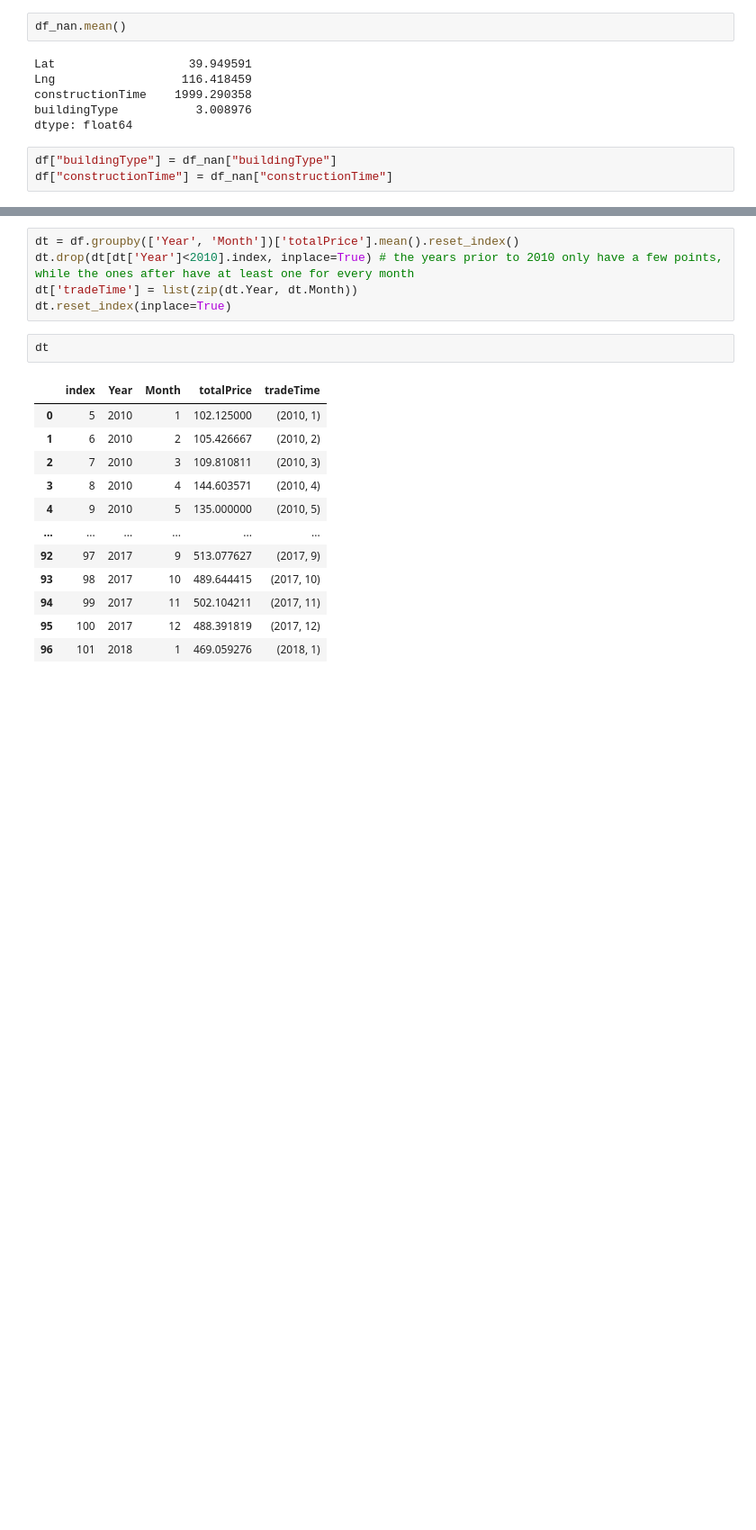
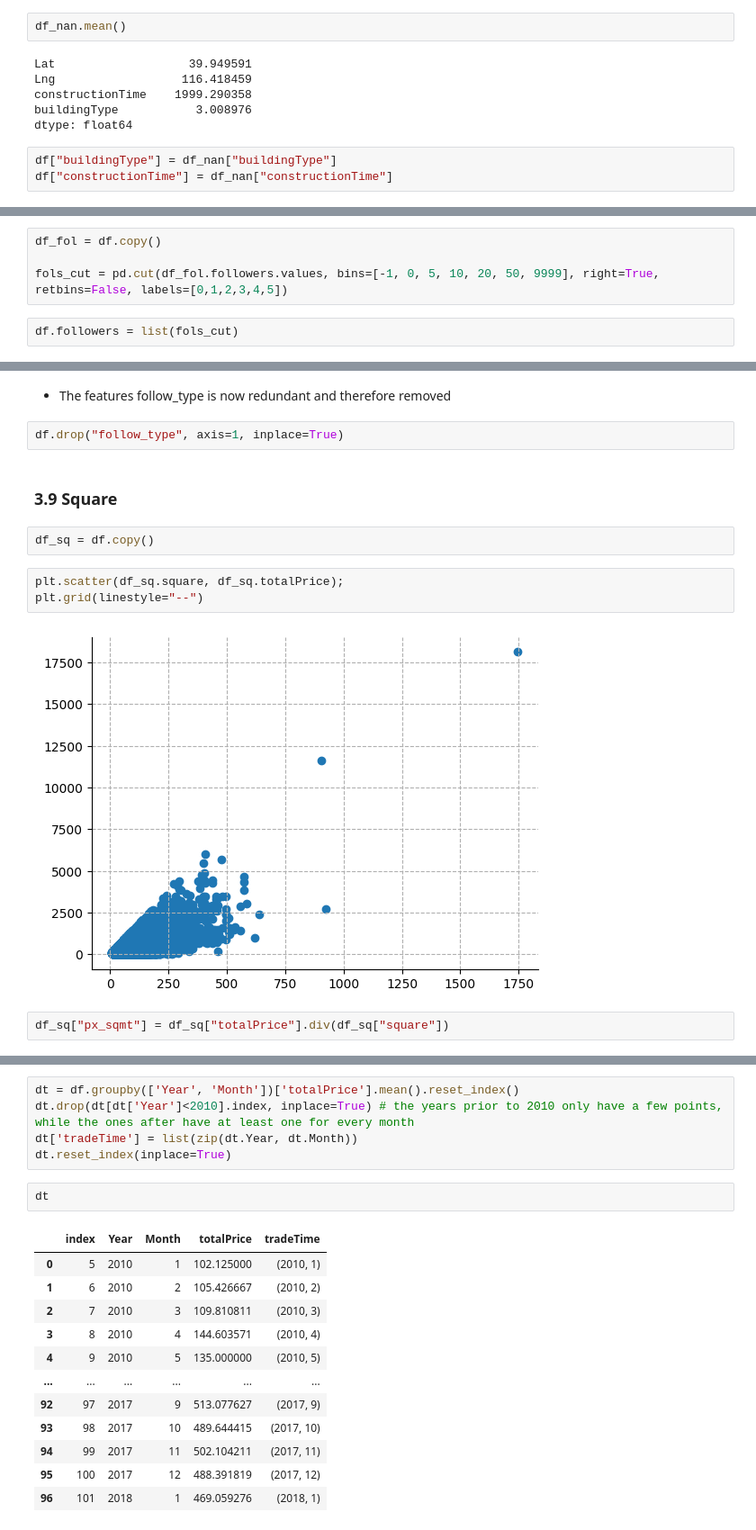
Before and after one commit to fabriziobasso/Time_Series_Files, a Jupyter notebook: Beijing_Housing.ipynb, the cells around one changed output, grey strips where cells are left out. Shown at 90% size. Saved outputs shown, nothing was run; the diff lists cells and outputs as text; blank space fills up the shorter version.

```diff
--- a/Beijing_Housing.ipynb
+++ b/Beijing_Housing.ipynb
@@ -868,0 +907,6 @@ df["constructionTime"] = df_nan["constructionTime"]
+# %%
+df_fol = df.copy()
+
+fols_cut = pd.cut(df_fol.followers.values, bins=[-1, 0, 5, 10, 20, 50, 9999], right=True, retbins=False, labels=[0,1,2,3,4,5])
+# %%
+df.followers = list(fols_cut)
@@ -868,0 +924,15 @@ df["constructionTime"] = df_nan["constructionTime"]
+# %% [markdown]
+- The features follow_type is now redundant and therefore removed
+# %%
+df.drop("follow_type", axis=1, inplace=True)
+# %% [markdown]
+### 3.9 Square
+# %%
+df_sq = df.copy()
+# %%
+plt.scatter(df_sq.square, df_sq.totalPrice);
+plt.grid(linestyle="--")
+# %% [output]
+[figure, added]
+# %%
+df_sq["px_sqmt"] = df_sq["totalPrice"].div(df_sq["square"])
```
Also changed, not shown: parts of 14 cells of this notebook.
